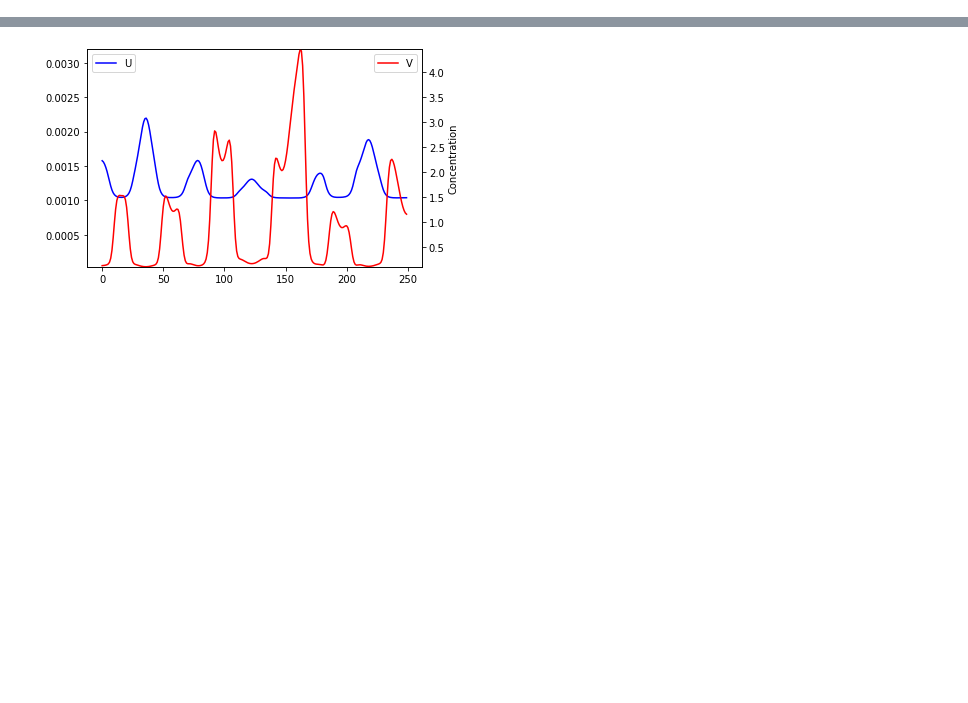
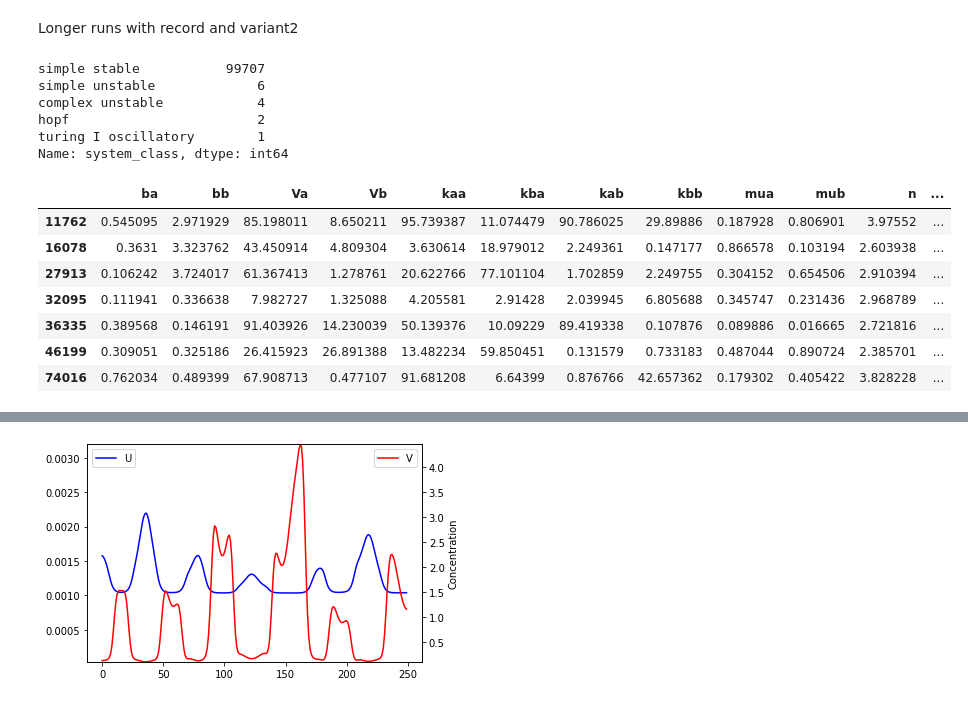
Before and after one commit to martinaoliver/modelling, a Jupyter notebook: growth/src/patternAnalysis/plotSingle.ipynb, the cells around one changed output, grey strips where cells are left out. Saved outputs shown, nothing was run; the diff lists cells and outputs as text; code cells hidden in the pictures; blank space fills up the shorter version.

```diff
--- a/growth/src/patternAnalysis/plotSingle.ipynb
+++ b/growth/src/patternAnalysis/plotSingle.ipynb
@@ -23,3 +23,39 @@ import pickle
 import numpy as np
 import matplotlib.pyplot as plt
 from tqdm import tqdm
+# %% [markdown]
+Longer runs with record and variant2
+# %%
+
+circuit_n='turinghill'
+variant= 2
+n_species=2
+mechanism='nogrowth'
+L=50; x_gridpoints=5; J=L*x_gridpoints;I=J
+T=5000; t_gridpoints = 30; N=T*t_gridpoints #Number of timepoints
+filename= lambda parID: '%s_variant%s_%s_ID%s_L%r_J%r_T%r_N%r'%(circuit_n,variant,mechanism,parID,L,J,T,N)
+n_param_sets=100000
+lsa_df= pickle.load( open(modellingpath + '/growth/out/analytical/lsa_dataframes/lsa_df_%s_variant%r_%rparametersets.pkl'%(circuit_n,variant,n_param_sets), "rb"))
+single_lsa_df =  lsa_df.xs(0, level=1)
+# %%
+metric='psEntropy'
+df = pickle.load( open( modellingpath + '/growth/out/patternAnalysis/%s/%s/%s/%s_df_%s.pkl'%(circuit_n,mechanism,metric,metric,filename('x')), 'rb'))
+print(df['system_class'].value_counts())
+states = ['turing I, turing II', 'turing I hopf', 'turing I oscillatory', 'turing II hopf','hopf', 'complex unstable', 'turing semi-hopf']
+special_df = df.loc[df['system_class'].isin(states)]
+special_df
+# %% [output]
+simple stable           99707
+simple unstable             6
+complex unstable            4
+hopf                        2
+turing I oscillatory        1
+Name: system_class, dtype: int64
+|  | ba | bb | Va | Vb | kaa | kba | kab | kbb | mua | mub | n | ... |
+| 11762 | 0.545095 | 2.971929 | 85.198011 | 8.650211 | 95.739387 | 11.074479 | 90.786025 | 29.89886 | 0.187928 | 0.806901 | 3.97552 | ... |
+| 16078 | 0.3631 | 3.323762 | 43.450914 | 4.809304 | 3.630614 | 18.979012 | 2.249361 | 0.147177 | 0.866578 | 0.103194 | 2.603938 | ... |
+| 27913 | 0.106242 | 3.724017 | 61.367413 | 1.278761 | 20.622766 | 77.101104 | 1.702859 | 2.249755 | 0.304152 | 0.654506 | 2.910394 | ... |
+| 32095 | 0.111941 | 0.336638 | 7.982727 | 1.325088 | 4.205581 | 2.91428 | 2.039945 | 6.805688 | 0.345747 | 0.231436 | 2.968789 | ... |
+| 36335 | 0.389568 | 0.146191 | 91.403926 | 14.230039 | 50.139376 | 10.09229 | 89.419338 | 0.107876 | 0.089886 | 0.016665 | 2.721816 | ... |
+| 46199 | 0.309051 | 0.325186 | 26.415923 | 26.891388 | 13.482234 | 59.850451 | 0.131579 | 0.733183 | 0.487044 | 0.890724 | 2.385701 | ... |
+| 74016 | 0.762034 | 0.489399 | 67.908713 | 0.477107 | 91.681208 | 6.64399 | 0.876766 | 42.657362 | 0.179302 | 0.405422 | 3.828228 | ... |
```
Also changed, not shown: parts of 14 cells of this notebook, 19 other files.
